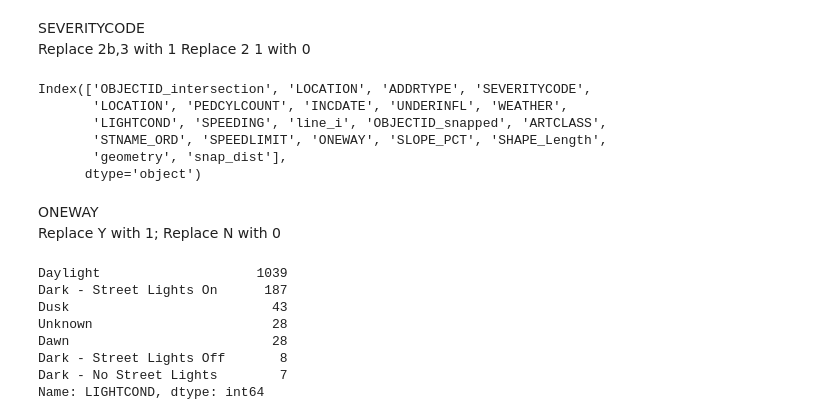
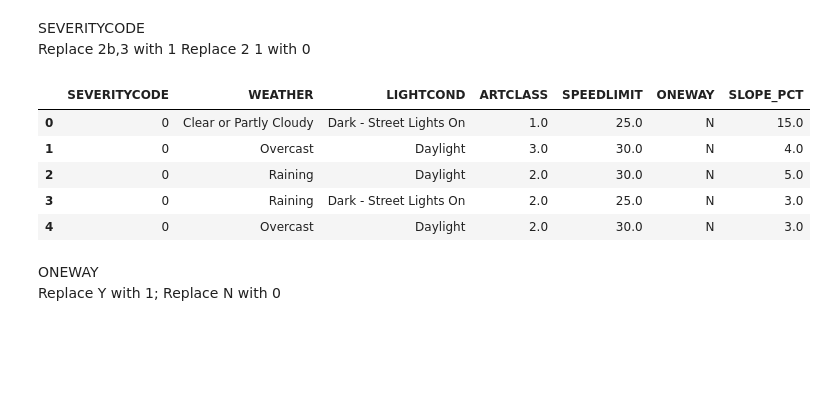
Before and after one commit to cqjiayou321/CTEPaper, a Jupyter notebook: BikeCollision.ipynb, the cells around one changed output. Drawn from its saved outputs; the diff is of its cells as text; code cells hidden in the pictures; blank space fills up the shorter version.

```diff
--- a/BikeCollision.ipynb
+++ b/BikeCollision.ipynb
@@ -190,0 +204,4 @@ Collision_Streets.to_file("Collision_Streets.shp")
+# %%
+Collision_Streets18 = Collision_Streets[(Collision_Streets.index.hour>18)].assign(PeakHour=0)
+# %%
+Collision_Streets_Peak = pd.concat([Collision_StreetsAM,Collision_StreetsPM,Collision_Streets7, Collision_Streets916,Collision_Streets18], axis=0)
@@ -226,7 +236,7 @@ Collision_Streets.plot(ax=ax,color ="red", markersize=20, legend=True);
 # %% [output]
 [figure]
 # %%
-Collision_Streets_Test = pd.DataFrame(Collision_Streets)
+Collision_Streets_Test = pd.DataFrame(Collision_Streets_Peak)
 # %%
 #Collision_Streets.to_file("Collision_Streets.gpkg", layer='Collision_Streets', driver="GPKG")
 # %%
@@ -237,31 +247,20 @@ SEVERITYCODE
 Replace 2b,3 with 1
 Replace 2 1 with 0
 # %%
-Collision_Streets_Test['SEVERITYCODE'] = Collision_Streets_Test['SEVERITYCODE'].replace(['2b', '3'], '1')
-Collision_Streets_Test['SEVERITYCODE'] = Collision_Streets_Test['SEVERITYCODE'].replace(['2', '1'], '0')
+#Collision_Streets_Test['SEVERITYCODE'] = Collision_Streets_Test['SEVERITYCODE'].replace(['2', '1'], '0')
+#Collision_Streets_Test['SEVERITYCODE'] = Collision_Streets_Test['SEVERITYCODE'].replace(['2b', '3'], '1')
 # %%
-Collision_Streets_Test.columns
+Collision_Streets_Test.head()
 # %% [output]
-Index(['OBJECTID_intersection', 'LOCATION', 'ADDRTYPE', 'SEVERITYCODE',
-       'LOCATION', 'PEDCYLCOUNT', 'INCDATE', 'UNDERINFL', 'WEATHER',
-       'LIGHTCOND', 'SPEEDING', 'line_i', 'OBJECTID_snapped', 'ARTCLASS',
-       'STNAME_ORD', 'SPEEDLIMIT', 'ONEWAY', 'SLOPE_PCT', 'SHAPE_Length',
-       'geometry', 'snap_dist'],
-      dtype='object')
+|  | SEVERITYCODE | WEATHER | LIGHTCOND | ARTCLASS | SPEEDLIMIT | ONEWAY | SLOPE_PCT |
+| 0 | 0 | Clear or Partly Cloudy | Dark - Street Lights On | 1.0 | 25.0 | N | 15.0 |
+| 1 | 0 | Overcast | Daylight | 3.0 | 30.0 | N | 4.0 |
+| 2 | 0 | Raining | Daylight | 2.0 | 30.0 | N | 5.0 |
+| 3 | 0 | Raining | Dark - Street Lights On | 2.0 | 25.0 | N | 3.0 |
+| 4 | 0 | Overcast | Daylight | 2.0 | 30.0 | N | 3.0 |
 # %% [markdown]
 ONEWAY
 Replace Y with 1; Replace N with 0
-# %%
-Collision_Streets_Test.LIGHTCOND.value_counts()
-# %% [output]
-Daylight                    1039
-Dark - Street Lights On      187
-Dusk                          43
-Unknown                       28
-Dawn                          28
-Dark - Street Lights Off       8
-Dark - No Street Lights        7
-Name: LIGHTCOND, dtype: int64
 # %%
 Collision_Streets_Test['ONEWAY'] = Collision_Streets_Test['ONEWAY'].replace(['Y'], '1')
 Collision_Streets_Test['ONEWAY'] = Collision_Streets_Test['ONEWAY'].replace(['N'], '0')
```
Also changed, not shown: parts of 19 cells of this notebook, 1 other file.
